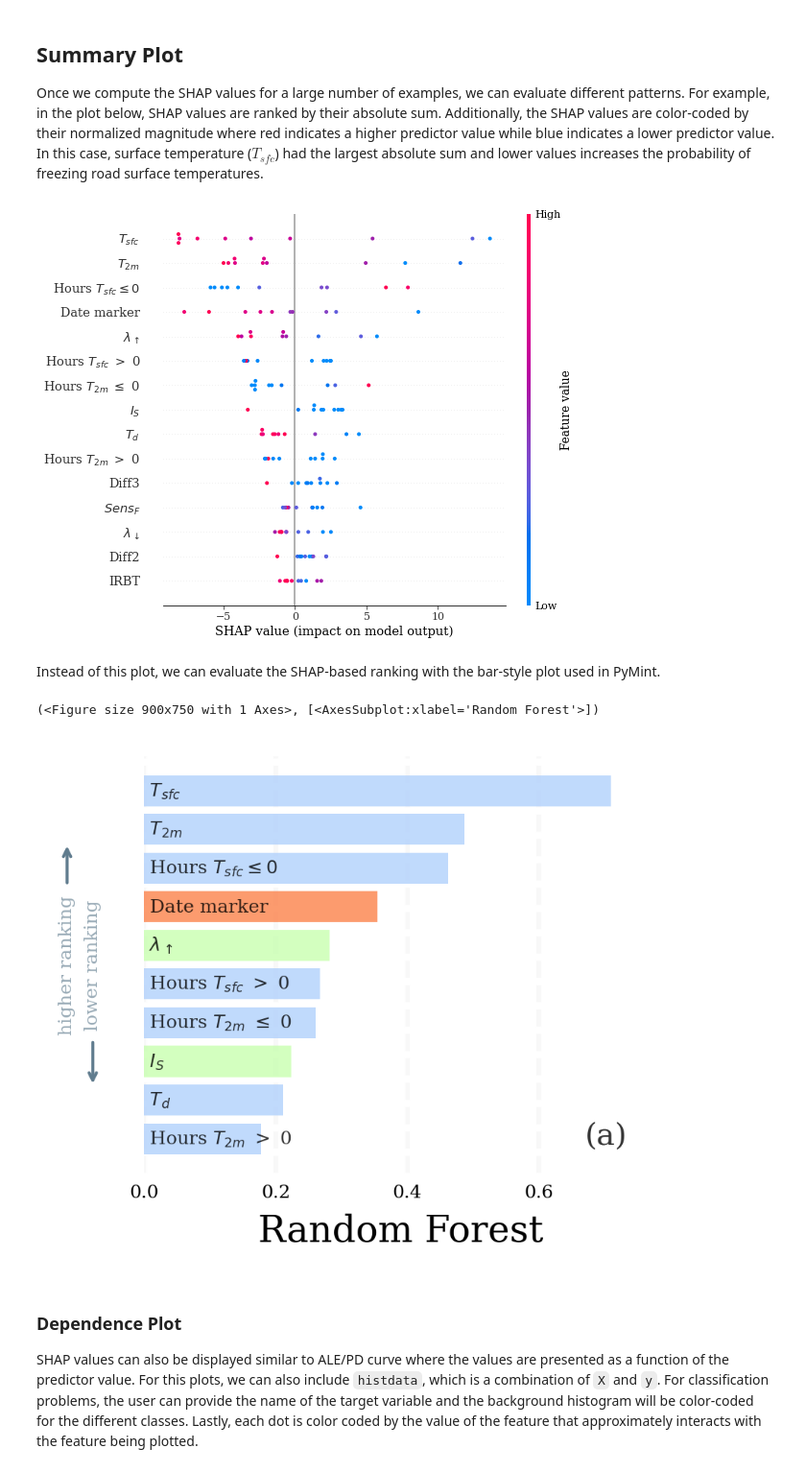
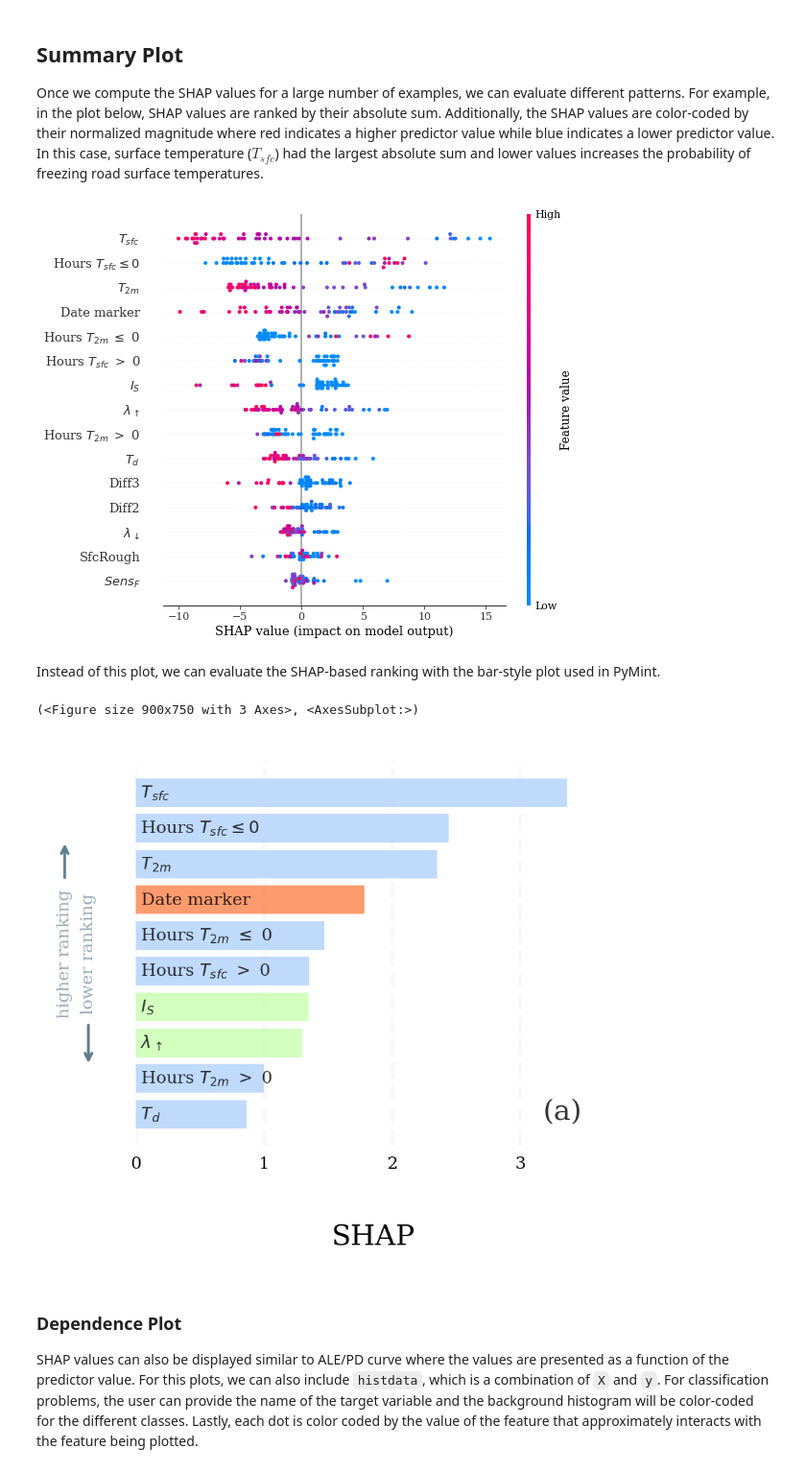
Before and after one commit to monte-flora/scikit-explain, a Jupyter notebook: tutorial_notebooks/shap_style_plots.ipynb, the cells around one changed output. Shown at 96% size. Cells and saved outputs as stored; diff of their text form; code cells hidden in the pictures.

```diff
--- a/tutorial_notebooks/shap_style_plots.ipynb
+++ b/tutorial_notebooks/shap_style_plots.ipynb
@@ -21,5 +22,5 @@ import plotting_config
 estimators = pymint.load_models()
 X,y = pymint.load_data()
 # %%
-X_subset = shap.sample(X, 10, random_state=22)
+X_subset = shap.sample(X, 50, random_state=22)
 explainer = pymint.InterpretToolkit(estimators[0], X=X_subset,)
@@ -32,0 +31,4 @@ trying TreeExplainer...
+# %%
+results = explainer.shap(shap_kwargs={'masker' :
+                                      shap.maskers.Partition(X, max_samples=100, clustering="correlation"),
+                                     'algorithm' : 'auto'})
@@ -42,19 +46,19 @@ explainer.plot_shap(
                     display_feature_names=plotting_config.display_feature_names,
 )
 # %% [output]
-[figure, old version]
+[figure, new version]
 # %% [markdown]
 Instead of this plot, we can evaluate the SHAP-based ranking with the bar-style plot used in PyMint.
 # %%
 data = shap_values_to_importance(shap_values, estimator_name='Random Forest', feature_names=X.columns)
 explainer.plot_importance(data=data,
-                          estimator_names = 'Random Forest',
+                          panels = [('shap', 'Random Forest')],
                           display_feature_names=plotting_config.display_feature_names,
                           feature_colors=plotting_config.color_dict,
                           method='shap')
 # %% [output]
-(<Figure size 900x750 with 1 Axes>, [<AxesSubplot:xlabel='Random Forest'>])
+(<Figure size 900x750 with 3 Axes>, <AxesSubplot:>)
-[figure, old version]
+[figure, new version]
 # %% [markdown]
 ### Dependence Plot
 
```
Also changed, not shown: parts of 10 cells of this notebook, 7 other files.
